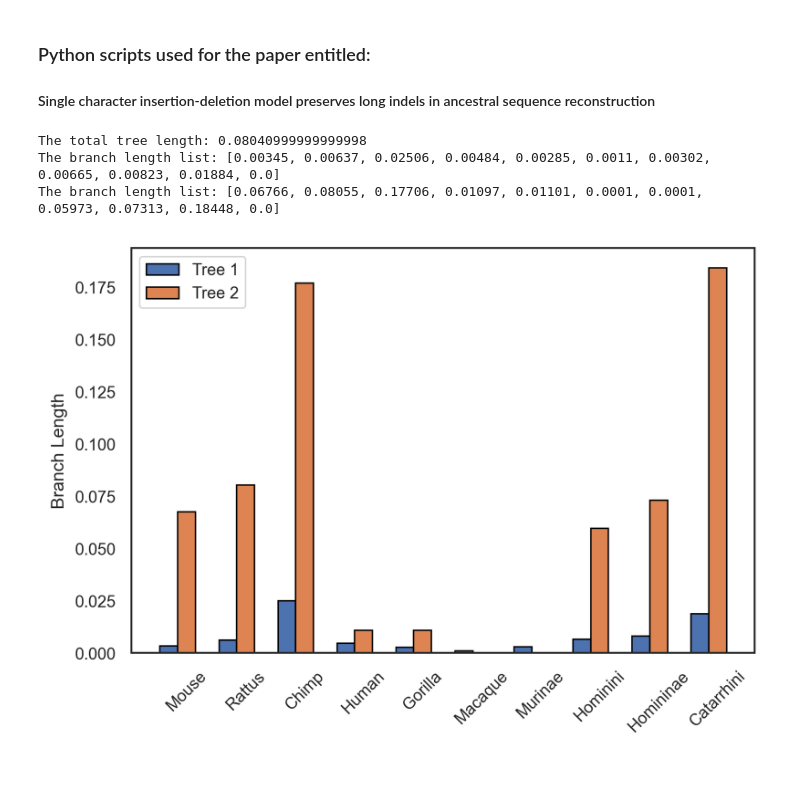
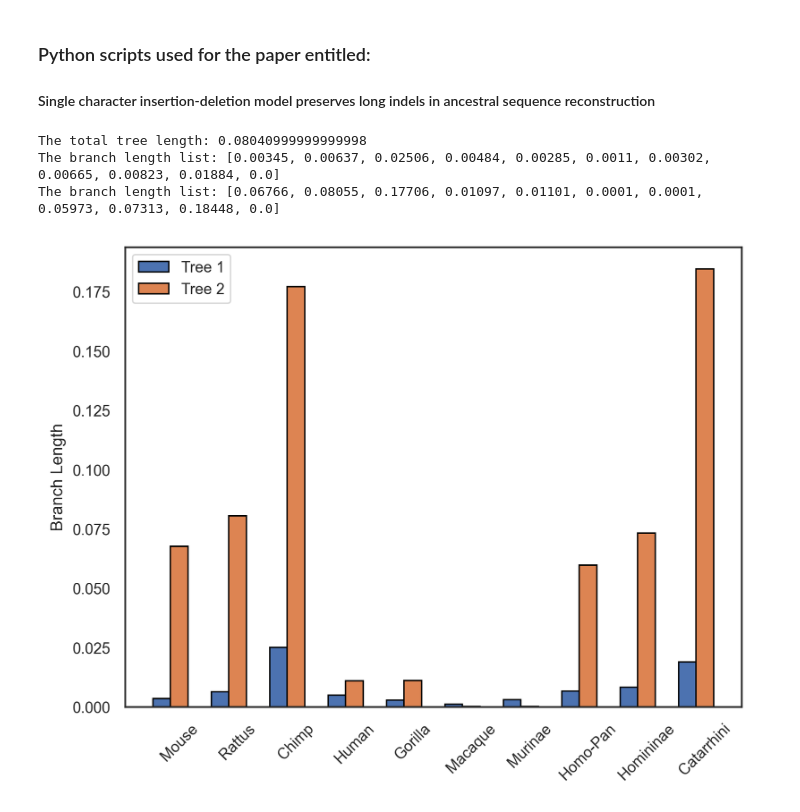
Before and after one commit to acg-team/Single-character-indel-ASR-preserves-long-indels, a Jupyter notebook: simulation_04_discussion.ipynb, the cells around one changed output. Cells and saved outputs as stored; diff of their text form; code cells hidden in the pictures; blank space fills up the shorter version.

```diff
--- a/simulation_04_discussion.ipynb
+++ b/simulation_04_discussion.ipynb
@@ -73,35 +73,35 @@ print("The branch length list:", branch_lengths_tree2)
 branch_lengths_tree1.pop()
 branch_lengths_tree2.pop()
 
 sp_names =['Mouse', 'Rattus', 'Chimp', 'Human', 'Gorilla', 'Macaque',
-                    'Murinae', 'Hominini', 'Homininae', 'Catarrhini']
+                    'Murinae', 'Homo-Pan', 'Homininae', 'Catarrhini']
 
 barWidth = 0.3
 
 
 r1 = np.arange(len(branch_lengths_tree1))
 r2 = [x + barWidth for x in r1]
 
 # Create blue bars
 plt.bar(r1, branch_lengths_tree1, width = barWidth, color = color_1, edgecolor = 'black', capsize=7, label='Tree 1')
 
 # Create cyan bars
 plt.bar(r2, branch_lengths_tree2, width = barWidth, color = color_2, edgecolor = 'black',  capsize=7, label='Tree 2')
 
 
 # general layout
 plt.xticks([r + barWidth for r in range(len(branch_lengths_tree1))], sp_names)
 plt.ylabel('Branch Length')
 plt.legend()
 plt.xticks(rotation=45)
 
 # Show graphic
 plt.show()
 # %% [output]
 The total tree length: 0.08040999999999998
 The branch length list: [0.00345, 0.00637, 0.02506, 0.00484, 0.00285, 0.0011, 0.00302, 0.00665, 0.00823, 0.01884, 0.0]
 The branch length list: [0.06766, 0.08055, 0.17706, 0.01097, 0.01101, 0.0001, 0.0001, 0.05973, 0.07313, 0.18448, 0.0]
-[figure, old version]
+[figure, new version]
 # %%
 # reorder the list of branches
 
```
Also changed, not shown: parts of 5 cells of this notebook.
